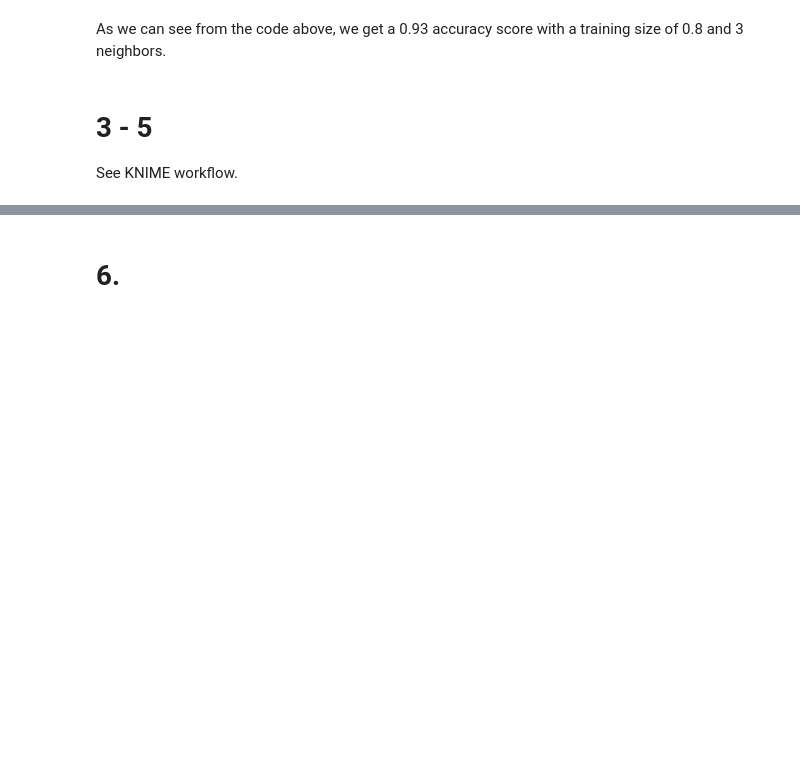
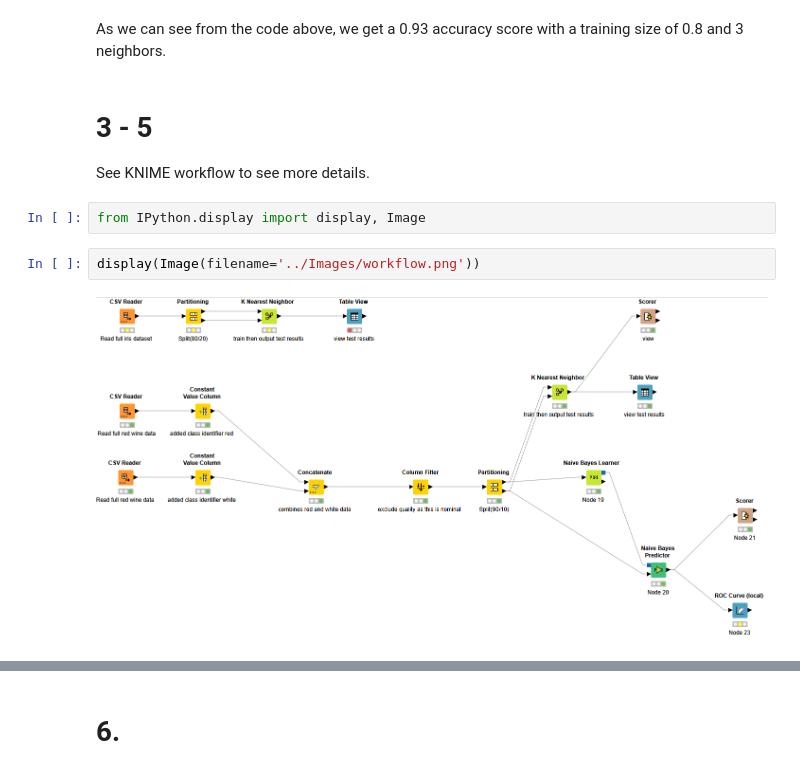
Before and after one commit to MHR1985/DSC_Classification, a Jupyter notebook: Notebooks/Classification.ipynb, the cells around one changed output, grey strips where cells are left out. Saved outputs shown, nothing was run; the diff lists cells and outputs as text; blank space fills up the shorter version.

```diff
--- a/Notebooks/Classification.ipynb
+++ b/Notebooks/Classification.ipynb
@@ -116,4 +116,10 @@ weighted avg       0.94      0.93      0.93        30
 As we can see from the code above, we get a 0.93 accuracy score with a training size of 0.8 and 3 neighbors.
 # %% [markdown]
 # 3 - 5
-See KNIME workflow.
+See KNIME workflow to see more details.
+# %%
+from IPython.display import display, Image
+# %%
+display(Image(filename='../Images/workflow.png'))
+# %% [output]
+[figure, added]
```
Also changed, not shown: parts of 12 cells of this notebook, 12 other files.
